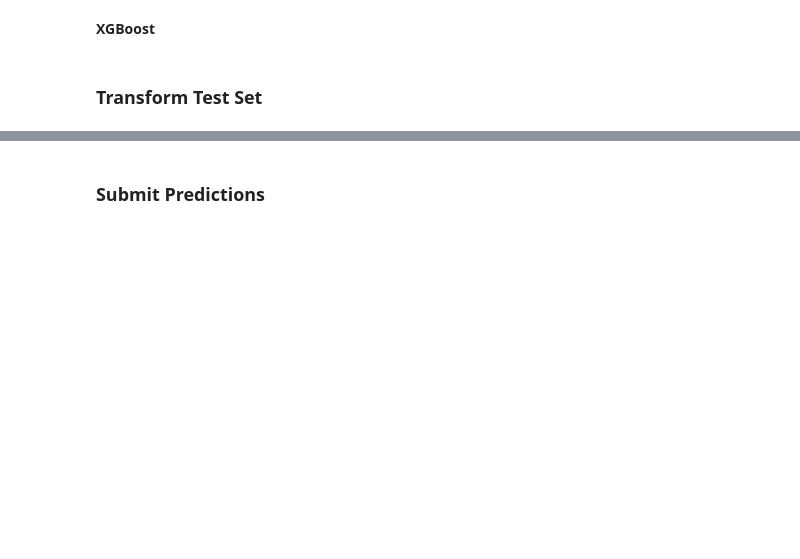
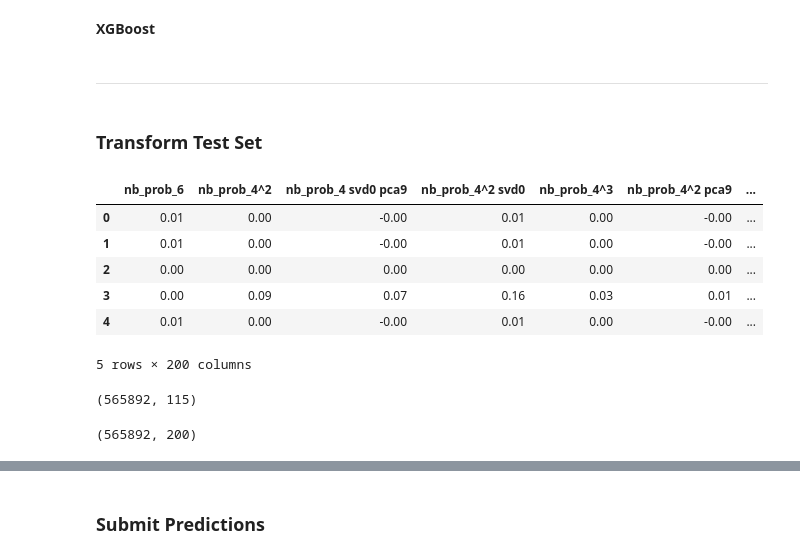
Before and after one commit to rshap91/forest_cover, a Jupyter notebook: Modeling.ipynb, the cells around one changed output, grey strips where cells are left out. Drawn from its saved outputs; the diff is of its cells as text; code cells hidden in the pictures; blank space fills up the shorter version.

```diff
--- a/Modeling.ipynb
+++ b/Modeling.ipynb
@@ -568,0 +619,2 @@ with open('models/xgb_results.json', 'w') as f:
+# %% [markdown]
+--------------------------------------------
@@ -584,2 +655,12 @@ all_results = [
 # %% [markdown]
 ### Transform Test Set
+# %%
+poly_train.head()
+# %% [output]
+|  | nb_prob_6 | nb_prob_4^2 | nb_prob_4 svd0 pca9 | nb_prob_4^2 svd0 | nb_prob_4^3 | nb_prob_4^2 pca9 | ... |
+| 0 | 0.01 | 0.00 | -0.00 | 0.01 | 0.00 | -0.00 | ... |
+| 1 | 0.01 | 0.00 | -0.00 | 0.01 | 0.00 | -0.00 | ... |
+| 2 | 0.00 | 0.00 | 0.00 | 0.00 | 0.00 | 0.00 | ... |
+| 3 | 0.00 | 0.09 | 0.07 | 0.16 | 0.03 | 0.01 | ... |
+| 4 | 0.01 | 0.00 | -0.00 | 0.01 | 0.00 | -0.00 | ... |
+5 rows × 200 columns
@@ -585,0 +678,18 @@ all_results = [
+# %%
+all_test_df.shape
+# %% [output]
+(565892, 115)
+# %%
+poly_test_cols = []
+for col in poly_train.columns:
+    if col in all_test_df.columns:
+        poly_test_cols.append(all_test_df[col])
+        continue
+    else:
+        exp_terms, inter_terms = parse_column(col)
+        poly_test_cols.append(create_ftr(all_test_df, exp_terms, inter_terms))
+
+poly_test = pd.concat(poly_test_cols, axis=1)
+poly_test.shape
+# %% [output]
+(565892, 200)
```
Also changed, not shown: parts of 15 cells of this notebook, 1 other file.
